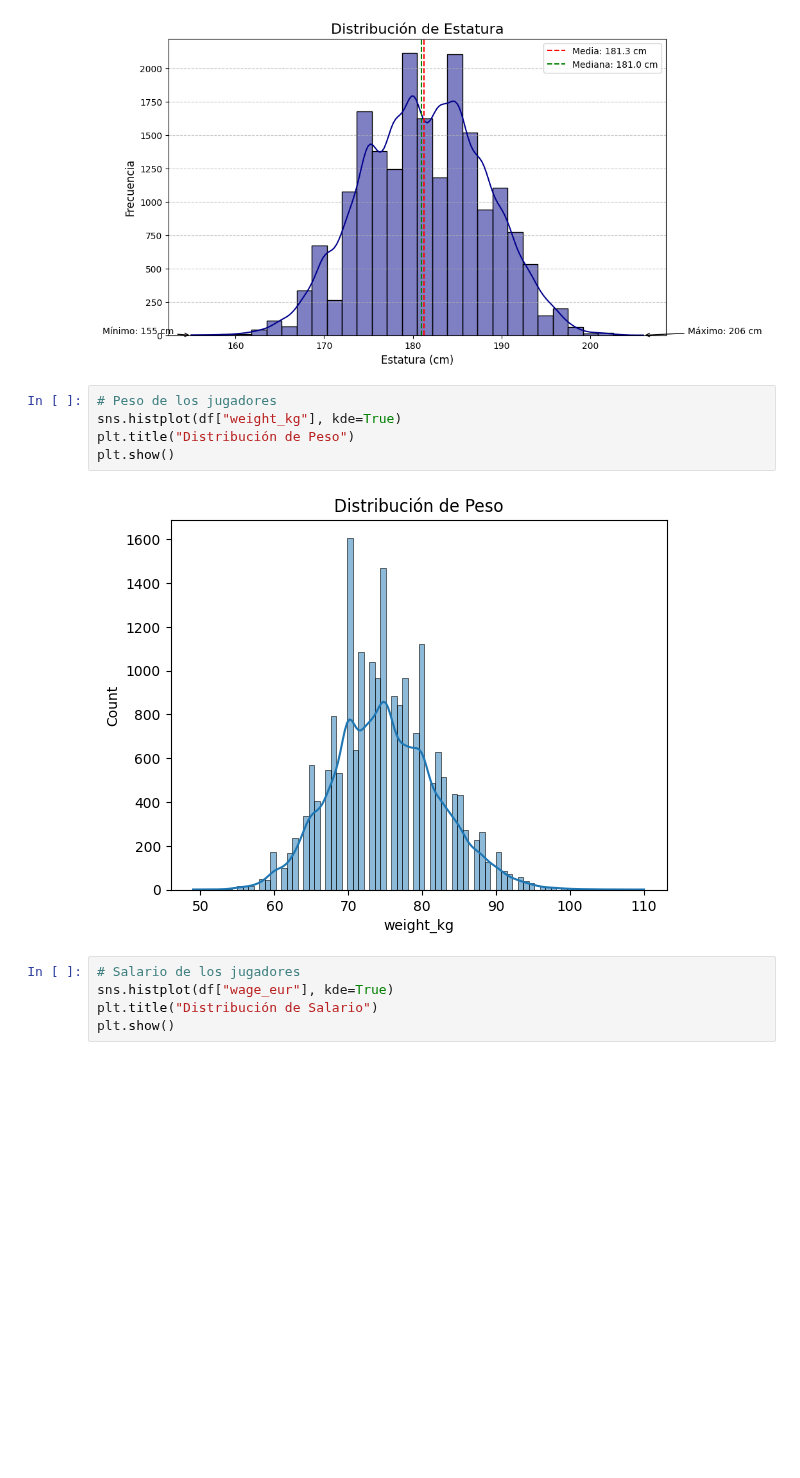
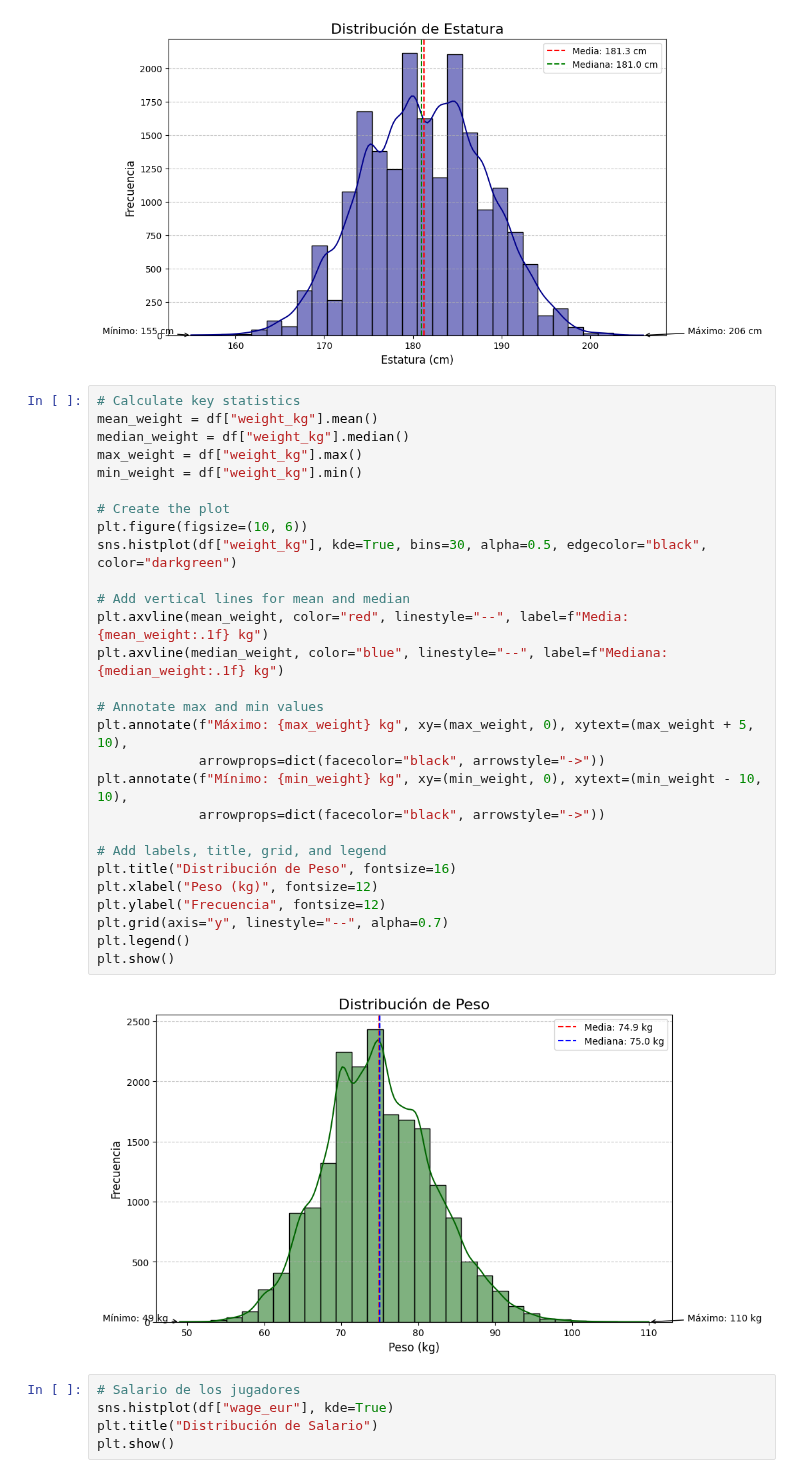
Before and after one commit to julihocc/202511-tec-3d, a Jupyter notebook: fifa22-eda.ipynb, the cells around one changed output. Drawn from its saved outputs; the diff is of its cells as text; blank space fills up the shorter version.

```diff
--- a/fifa22-eda.ipynb
+++ b/fifa22-eda.ipynb
@@ -121,12 +121,35 @@ plt.show()
 # %% [output]
 [figure]
 # %%
-# Peso de los jugadores
-sns.histplot(df["weight_kg"], kde=True)
-plt.title("Distribución de Peso")
+# Calculate key statistics
+mean_weight = df["weight_kg"].mean()
+median_weight = df["weight_kg"].median()
+max_weight = df["weight_kg"].max()
+min_weight = df["weight_kg"].min()
+
+# Create the plot
+plt.figure(figsize=(10, 6))
+sns.histplot(df["weight_kg"], kde=True, bins=30, alpha=0.5, edgecolor="black", color="darkgreen")
+
+# Add vertical lines for mean and median
+plt.axvline(mean_weight, color="red", linestyle="--", label=f"Media: {mean_weight:.1f} kg")
+plt.axvline(median_weight, color="blue", linestyle="--", label=f"Mediana: {median_weight:.1f} kg")
+
+# Annotate max and min values
+plt.annotate(f"Máximo: {max_weight} kg", xy=(max_weight, 0), xytext=(max_weight + 5, 10),
+             arrowprops=dict(facecolor="black", arrowstyle="->"))
+plt.annotate(f"Mínimo: {min_weight} kg", xy=(min_weight, 0), xytext=(min_weight - 10, 10),
+             arrowprops=dict(facecolor="black", arrowstyle="->"))
+
+# Add labels, title, grid, and legend
+plt.title("Distribución de Peso", fontsize=16)
+plt.xlabel("Peso (kg)", fontsize=12)
+plt.ylabel("Frecuencia", fontsize=12)
+plt.grid(axis="y", linestyle="--", alpha=0.7)
+plt.legend()
 plt.show()
 # %% [output]
-[figure, old version]
+[figure, new version]
 # %%
 # Salario de los jugadores
 sns.histplot(df["wage_eur"], kde=True)
```
